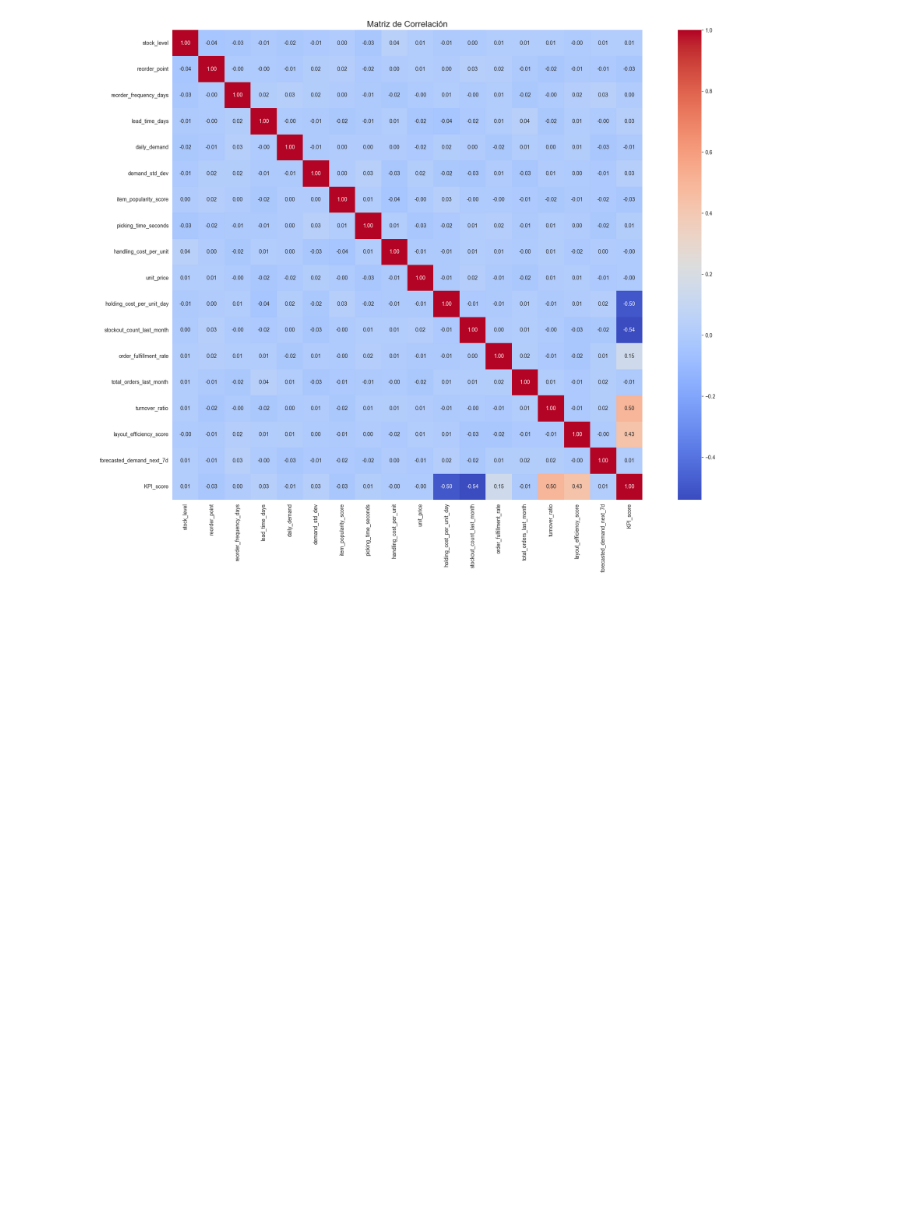
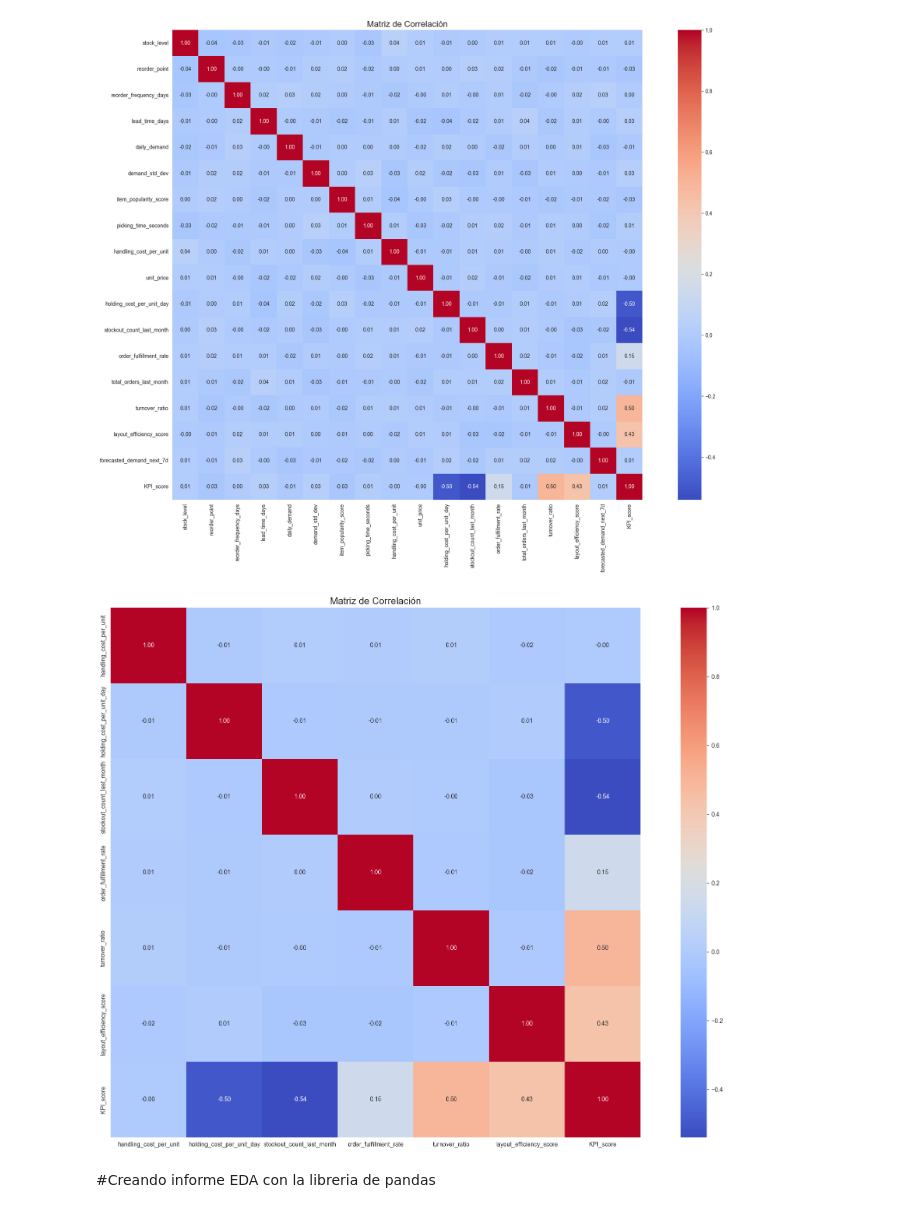
Before and after one commit to Fritz1304/Modelos_Analiticos, a Jupyter notebook: notebook.ipynb, the cells around one changed output. Saved outputs shown, nothing was run; the diff lists cells and outputs as text; code cells hidden in the pictures; blank space fills up the shorter version.

Commit message:
informe EDA con libreria de pandas

```diff
--- a/notebook.ipynb
+++ b/notebook.ipynb
@@ -323,3 +323,17 @@ pyplot.title('Matriz de Correlación', fontsize=16)
 pyplot.show()
 # %% [output]
 [figure]
+# %%
+# Limipieza matriz de correlación
+datasetOriginalMatriz = datasetOriginalcleancolumns.drop(columns = ['stock_level', 'reorder_point', 'reorder_frequency_days', 'lead_time_days', 'daily_demand', 'demand_std_dev', 'item_popularity_score', 'picking_time_seconds', 'unit_price', 'total_orders_last_month', 'forecasted_demand_next_7d'])
+
+numeric_df = datasetOriginalMatriz.select_dtypes(include=['float64', 'int64'])
+correlation_matrix = numeric_df.corr()
+pyplot.figure(figsize=(24, 16))
+sb.heatmap(correlation_matrix, annot=True, fmt='.2f', cmap='coolwarm', square=True)
+pyplot.title('Matriz de Correlación', fontsize=16)
+pyplot.show()
+# %% [output]
+[figure, added]
+# %% [markdown]
+#Creando informe EDA con la libreria de pandas
```
Also changed, not shown: parts of 1 cell of this notebook, 1 other file.
